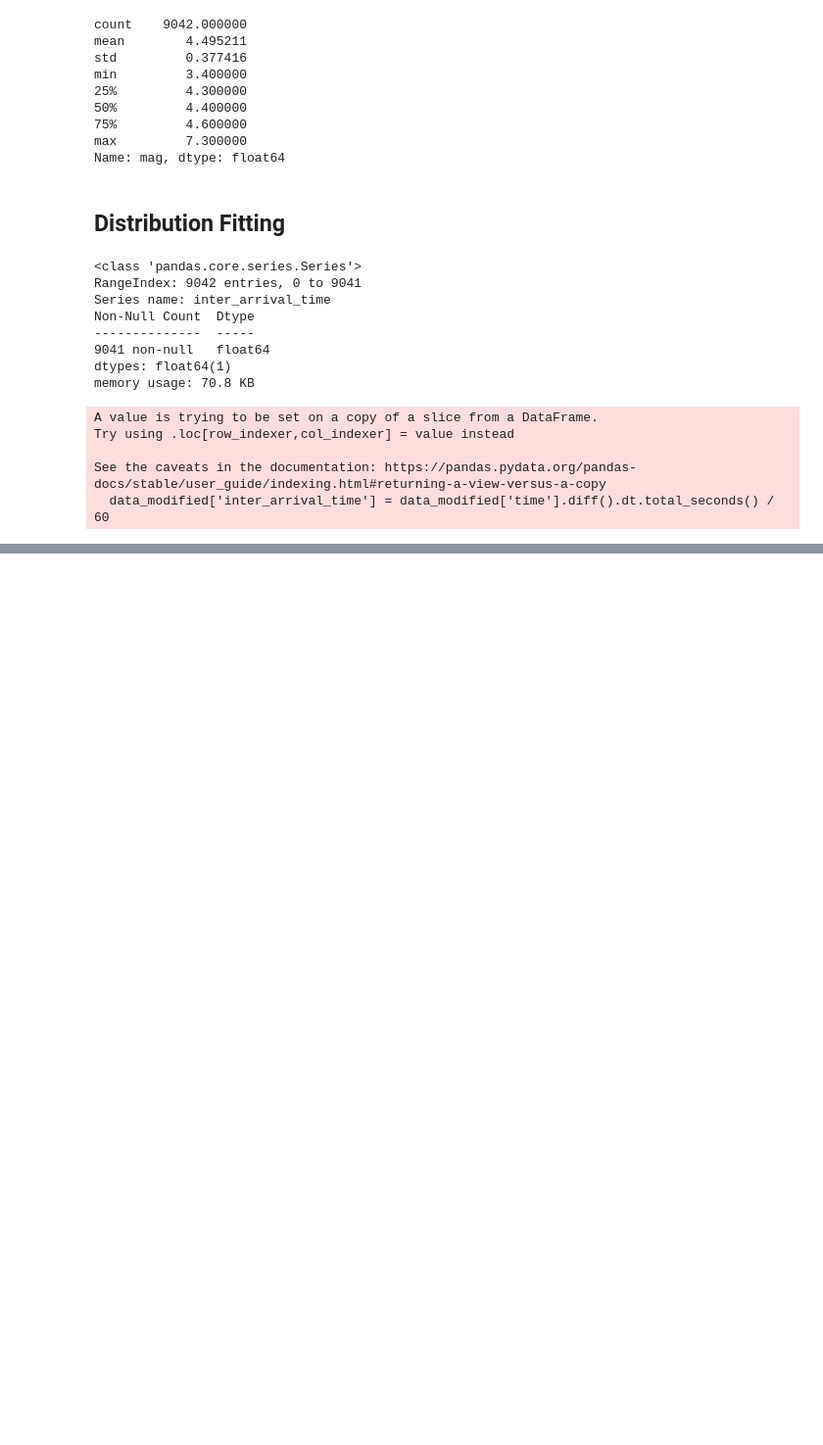
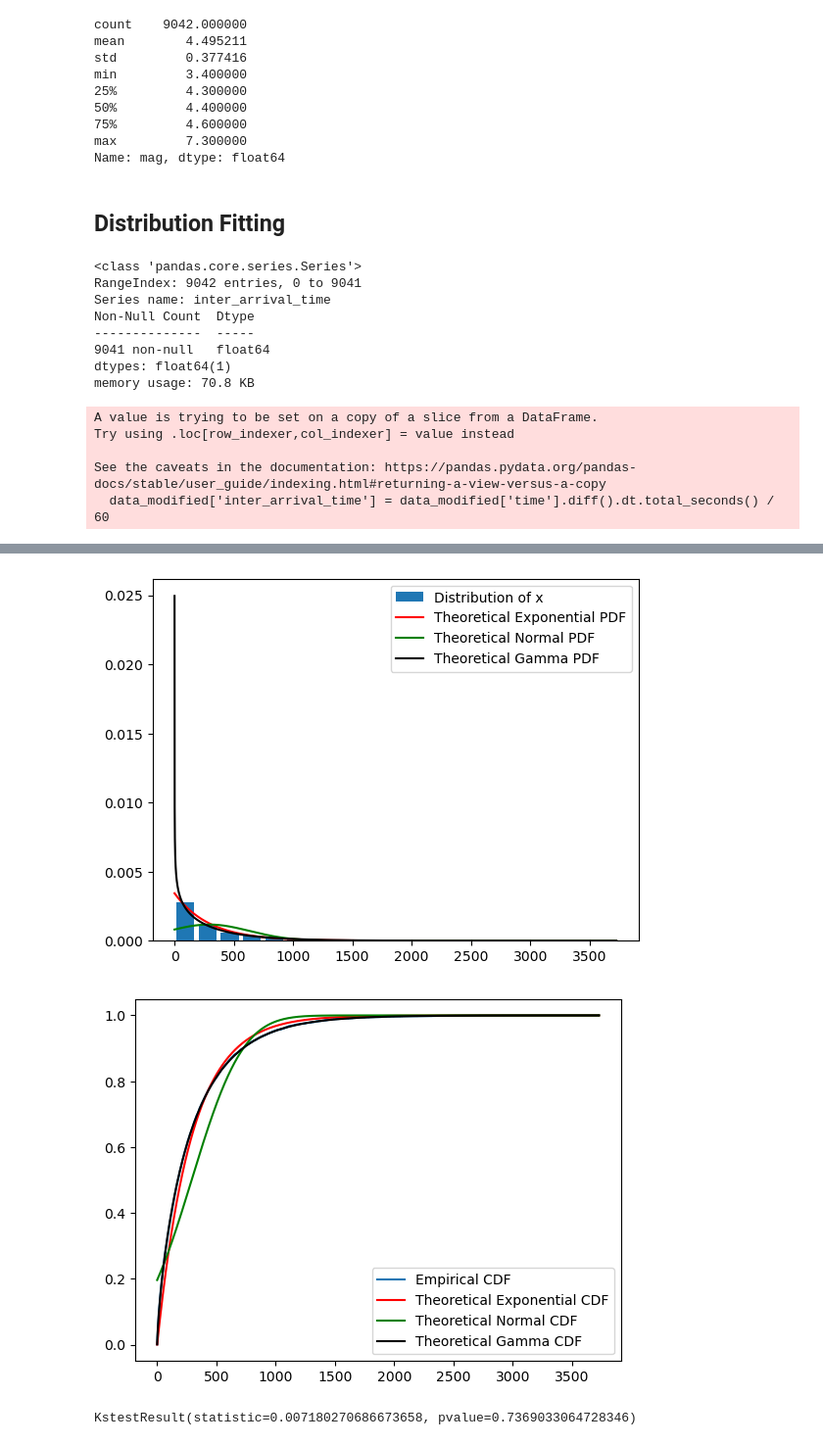
Before and after one commit to Rawbun34/2DF20---Assignment-2, a Jupyter notebook: 2DF20_Assignment_2.ipynb, the cells around one changed output, grey strips where cells are left out. Shown at 98% size. Cells and saved outputs as stored; diff of their text form; code cells hidden in the pictures; blank space fills up the shorter version.

Commit message:
distribution fitting

```diff
--- a/2DF20_Assignment_2.ipynb
+++ b/2DF20_Assignment_2.ipynb
@@ -220,0 +183,38 @@ KstestResult(statistic=0.5975091441289111, pvalue=0.0)
+# %%
+x = interarrivals
+lamEst = 1 / np.mean(x)
+estExpDist = stats.expon(scale=1/lamEst)
+
+muEst = np.mean(x)
+sigmaEst = np.std(x)
+estNormDist = stats.norm(muEst, sigmaEst)
+
+alphaEst = np.mean(x)**2 / np.var(x)
+betaEst = np.mean(x) / np.var(x)
+estGammaDist = stats.gamma(alphaEst, scale=1/betaEst)
+
+xs = np.arange(min(x), max(x), 0.1)
+plt.figure()
+plt.hist(x, rwidth = 0.8, bins=20, density=True, label = 'Distribution of x')
+plt.plot(xs, estExpDist.pdf(xs), 'r', label = 'Theoretical Exponential PDF')
+plt.plot(xs, estNormDist.pdf(xs), 'g', label = 'Theoretical Normal PDF')
+plt.plot(xs, estGammaDist.pdf(xs), 'black', label = 'Theoretical Gamma PDF')
+plt.legend()
+plt.show()
+
+xs2 = np.sort(x)
+ys = np.arange(1/len(x), 1 + 1/len(x), 1/len(x))
+plt.step(xs2, ys, where='post', label = 'Empirical CDF')
+plt.plot(xs, estExpDist.cdf(xs), 'r', label = 'Theoretical Exponential CDF')
+plt.plot(xs, estNormDist.cdf(xs), 'g', label = 'Theoretical Normal CDF')
+plt.plot(xs, estGammaDist.cdf(xs), 'black', label = 'Theoretical Gamma CDF')
+plt.legend()
+plt.show()
+
+stats.kstest(x, estExpDist.cdf)
+stats.kstest(x, estNormDist.cdf)
+stats.kstest(x, estGammaDist.cdf)
+# %% [output]
+[figure, added]
+[figure, added]
+KstestResult(statistic=0.007180270686673658, pvalue=0.7369033064728346)
```
Also changed, not shown: parts of 3 cells of this notebook.
